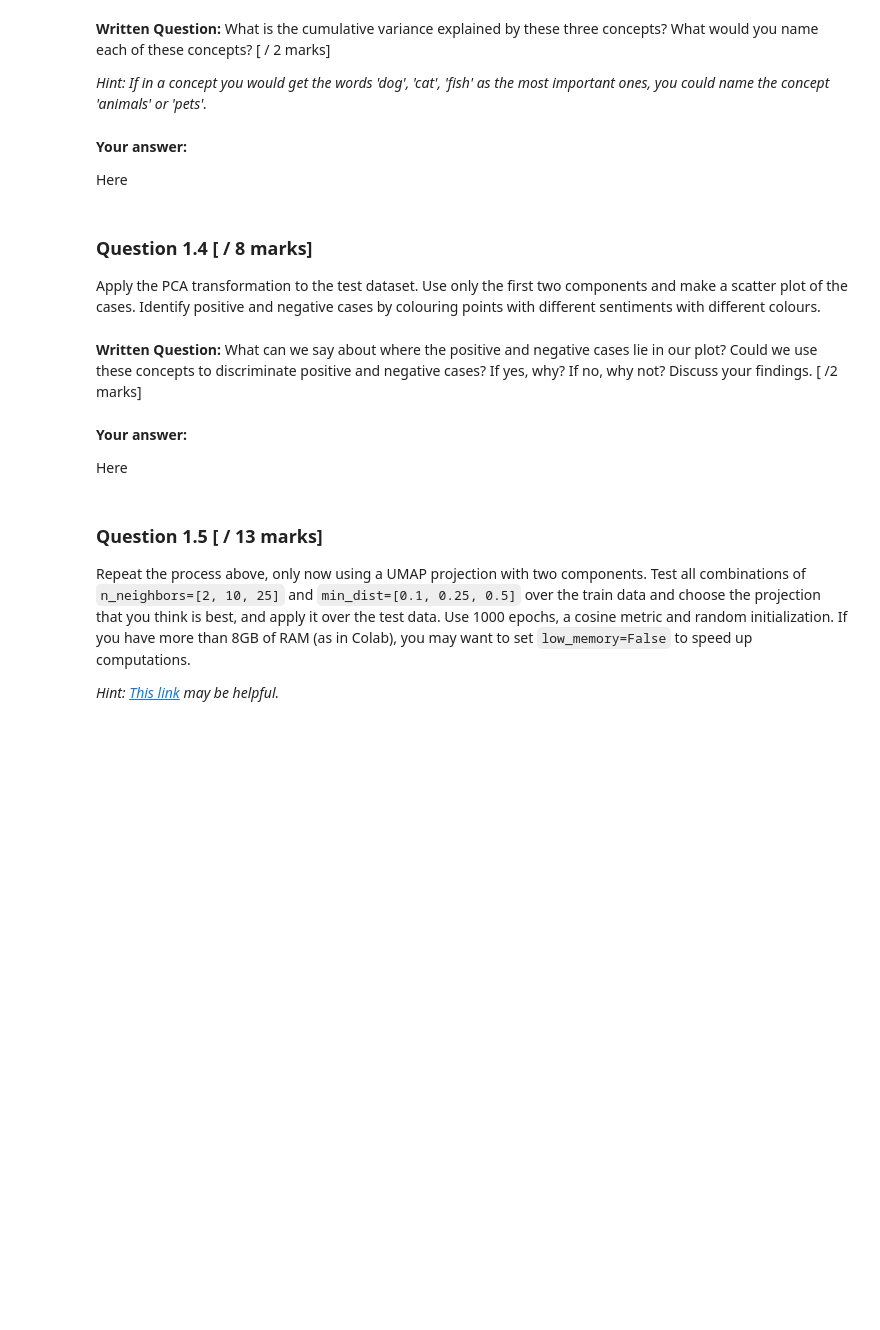
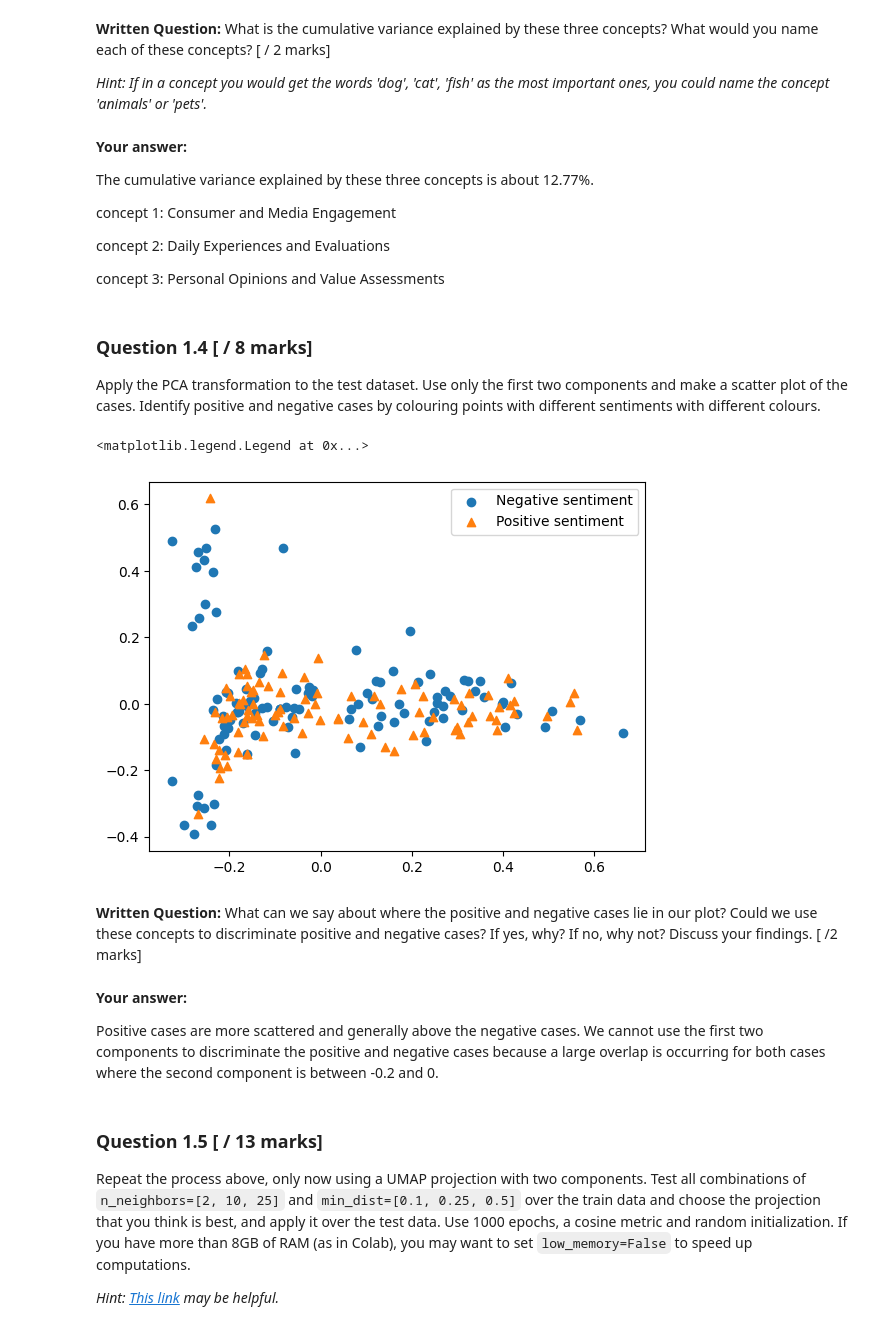
Before and after one commit to ParamvirSran/Machine-Learning, a Jupyter notebook: Assignments/A8/Assignment_8.ipynb, the cells around one changed output. Saved outputs shown, nothing was run; the diff lists cells and outputs as text; code cells hidden in the pictures; blank space fills up the shorter version.

```diff
--- a/Assignments/A8/Assignment_8.ipynb
+++ b/Assignments/A8/Assignment_8.ipynb
@@ -93,22 +176,46 @@ Let's examine the first three concepts by looking how many variance they explain
 # %% [markdown]
 **Your answer:**
 
-Here
+The cumulative variance explained by these three concepts is about 12.77%.
+
+concept 1: Consumer and Media Engagement
+
+concept 2: Daily Experiences and Evaluations
+
+concept 3: Personal Opinions and Value Assessments
 # %% [markdown]
 ### Question 1.4 [ / 8 marks]
 
  Apply the PCA transformation to the test dataset. Use only the first two components and make a scatter plot of the cases. Identify positive and negative cases by colouring points with different sentiments with different colours.
 # %%
-# Apply PCA to the test dataset [ / 2 marks]
+# Apply PCA to the test dataset
+test_pca = PCA_Reviews.transform(TfIDF_test)
 
-
-# Plot the two different set of points with different markers and labels [ /4 marks]
+# Plot the two different set of points with different markers and labels
+fig = plt.figure()
+ax = fig.add_subplot(111)
+ax.scatter(
+    test_pca[:, 0][y_test == 0],
+    test_pca[:, 1][y_test == 0],
+    marker="o",
+    label="Negative sentiment",
+)
+ax.scatter(
+    test_pca[:, 0][y_test == 1],
+    test_pca[:, 1][y_test == 1],
+    marker="^",
+    label="Positive sentiment",
+)
+plt.legend()
+# %% [output]
+<matplotlib.legend.Legend at 0x...>
+[figure, added]
 # %% [markdown]
 **Written Question:** What can we say about where the positive and negative cases lie in our plot? Could we use these concepts to discriminate positive and negative cases? If yes, why? If no, why not? Discuss your findings. [ /2 marks]
 # %% [markdown]
 **Your answer:**
 
-Here
+Positive cases are more scattered and generally above the negative cases. We cannot use the first two components to discriminate the positive and negative cases because a large overlap is occurring for both cases where the second component is between -0.2 and 0.
 # %% [markdown]
 ### Question  1.5 [ / 13 marks]
 
```
Also changed, not shown: parts of 23 cells of this notebook.
